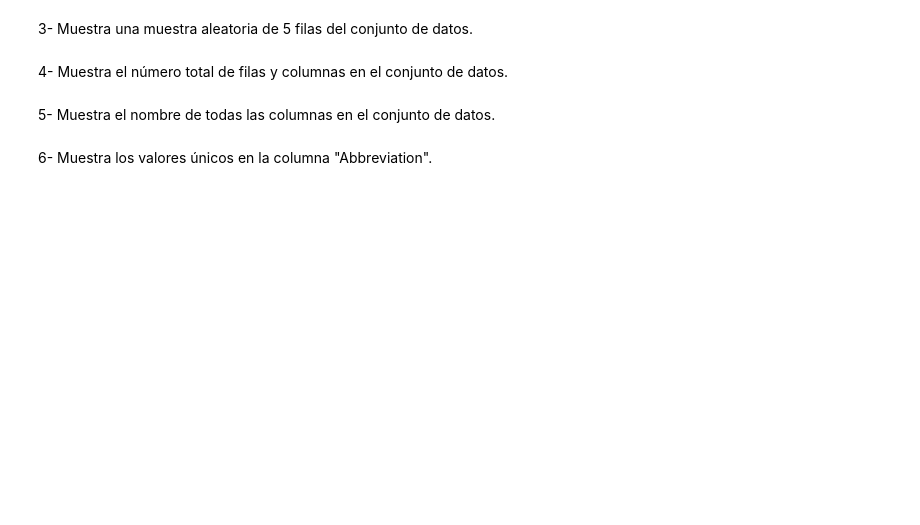
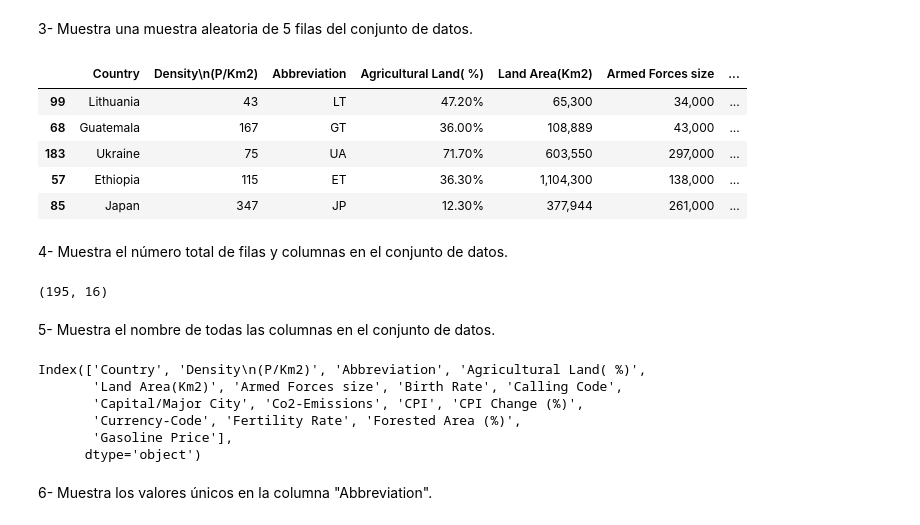
Before and after one commit to clarasdata/adalab-ej-pairprogramming-Andrea-Clara-pandas-numpy, a Jupyter notebook: 03-pair-eda.ipynb, the cells around one changed output. Cells and saved outputs as stored; diff of their text form; code cells hidden in the pictures; blank space fills up the shorter version.

```diff
--- a/03-pair-eda.ipynb
+++ b/03-pair-eda.ipynb
@@ -12,8 +31,30 @@ Para realizar este pair programming deberéis usar el conjunto de datos de world
 # %% [markdown]
 3- Muestra una muestra aleatoria de 5 filas del conjunto de datos.
+# %%
+df_world.sample(5)
+# %% [output]
+|  | Country | Density\n(P/Km2) | Abbreviation | Agricultural Land( %) | Land Area(Km2) | Armed Forces size | ... |
+| 99 | Lithuania | 43 | LT | 47.20% | 65,300 | 34,000 | ... |
+| 68 | Guatemala | 167 | GT | 36.00% | 108,889 | 43,000 | ... |
+| 183 | Ukraine | 75 | UA | 71.70% | 603,550 | 297,000 | ... |
+| 57 | Ethiopia | 115 | ET | 36.30% | 1,104,300 | 138,000 | ... |
+| 85 | Japan | 347 | JP | 12.30% | 377,944 | 261,000 | ... |
 # %% [markdown]
 4- Muestra el número total de filas y columnas en el conjunto de datos.
+# %%
+df_world.shape
+# %% [output]
+(195, 16)
 # %% [markdown]
 5- Muestra el nombre de todas las columnas en el conjunto de datos.
+# %%
+df_world.columns
+# %% [output]
+Index(['Country', 'Density\n(P/Km2)', 'Abbreviation', 'Agricultural Land( %)',
+       'Land Area(Km2)', 'Armed Forces size', 'Birth Rate', 'Calling Code',
+       'Capital/Major City', 'Co2-Emissions', 'CPI', 'CPI Change (%)',
+       'Currency-Code', 'Fertility Rate', 'Forested Area (%)',
+       'Gasoline Price'],
+      dtype='object')
 # %% [markdown]
 6- Muestra los valores únicos en la columna "Abbreviation".
```
Also changed, not shown: parts of 22 cells of this notebook, 1 other file.
